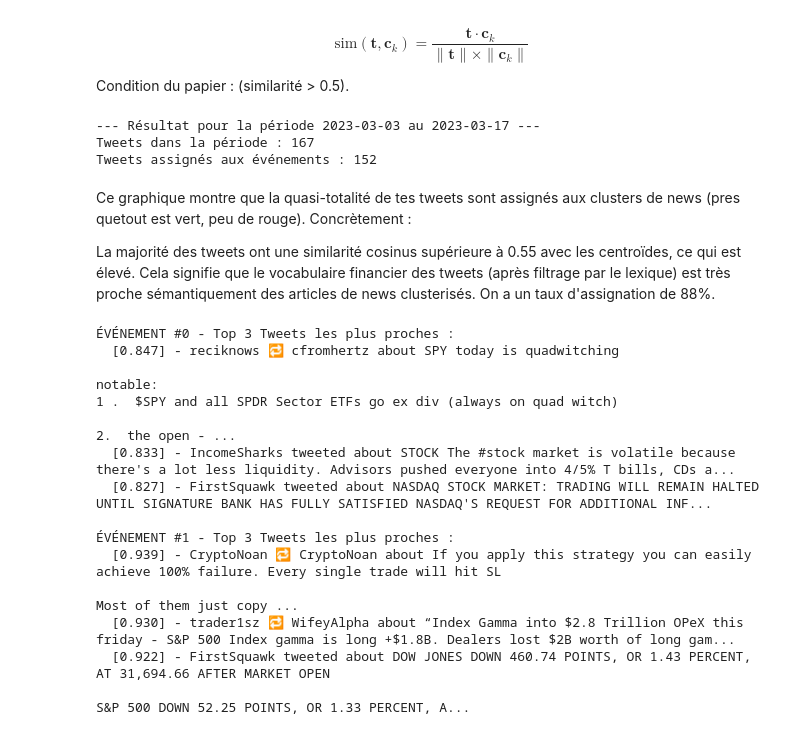
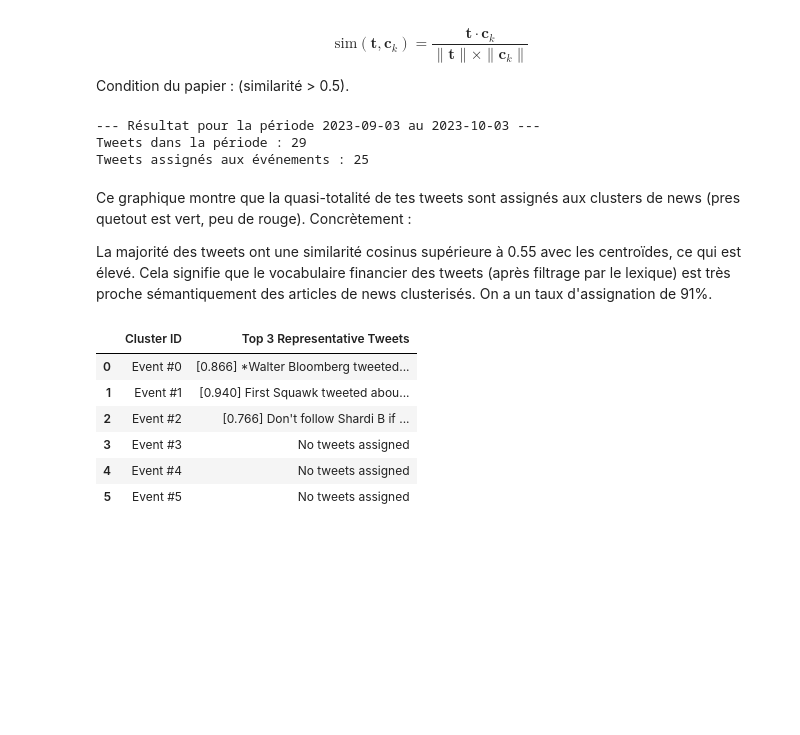
Before and after one commit to Shawndarm/Financial-Events-clustering-news-tweets, a Jupyter notebook: notebooks/6_tweet_assignment.ipynb, the cells around one changed output. Drawn from its saved outputs; the diff is of its cells as text; code cells hidden in the pictures; blank space fills up the shorter version.

Commit message:
Ajout des étapes finales

```diff
--- a/notebooks/6_tweet_assignment.ipynb
+++ b/notebooks/6_tweet_assignment.ipynb
@@ -26,8 +26,12 @@ from src.tweet_assignment import *
 # %% [markdown]
 ### Data loading
 # %%
+# # Clusters signatures loading
+# df_sig = pd.read_csv('../data/for_models/final_event_signatures_SVB.csv')
+# cluster_col = 'Unnamed: 0'
+
 # Clusters signatures loading
-df_sig = pd.read_csv('../data/for_models/final_event_signatures_SVB.csv')
+df_sig = pd.read_csv('../data/for_models/final_event_signatures_AI.csv')
 cluster_col = 'Unnamed: 0'
 
 # Transformation en dictionnaire {cluster_id: vecteur_numpy}
@@ -135,9 +139,13 @@ $$\text{sim}(\mathbf{t}, \mathbf{c}_k) = \frac{\mathbf{t} \cdot \mathbf{c}_k}{\|
 
 Condition du papier : (similarité > 0.5).
 # %%
-# Dates d'observations (un peu plus larges que celles des news)
-START_DATE = "2023-03-03"
-END_DATE = "2023-03-17"
+# # Dates d'observations (un peu plus larges que celles des news)
+# START_DATE = "2023-03-03"
+# END_DATE = "2023-03-17"
+
+# Dates d'observations (plus larges que celles des news car pas trop de tweets dans cette période)
+START_DATE = "2023-09-03"
+END_DATE = "2023-10-03"
 
 # Lancement de l'assignation
 final_tweets_assigned = assign_tweets_to_events_by_period(
@@ -147,9 +155,12 @@ final_tweets_assigned = assign_tweets_to_events_by_period(
     end_date=END_DATE,
     threshold=0.55 # Seuil Delta
 )
-final_tweets_assigned.to_csv('../data/for_models/tweets_assigned_SVB.csv', index=False)
+
+# final_tweets_assigned.to_csv('../data/for_models/tweets_assigned_SVB.csv', index=False)
+
+final_tweets_assigned.to_csv('../data/for_models/tweets_assigned_AI.csv', index=False)
 # %% [output]
---- Résultat pour la période 2023-03-03 au 2023-03-17 ---
-Tweets dans la période : 167
-Tweets assignés aux événements : 152
+--- Résultat pour la période 2023-09-03 au 2023-10-03 ---
+Tweets dans la période : 29
+Tweets assignés aux événements : 25
 # %%
@@ -235,32 +176,18 @@ fig_bars.show()
 # %% [markdown]
 Ce graphique montre que la quasi-totalité de tes tweets sont assignés aux clusters de news (pres quetout est vert, peu de rouge). Concrètement :
 
-La majorité des tweets ont une similarité cosinus supérieure à 0.55 avec les centroïdes, ce qui est élevé. Cela signifie que le vocabulaire financier des tweets (après filtrage par le lexique) est très proche sémantiquement des articles de news clusterisés. On a un taux d'assignation de 88%.
+La majorité des tweets ont une similarité cosinus supérieure à 0.55 avec les centroïdes, ce qui est élevé. Cela signifie que le vocabulaire financier des tweets (après filtrage par le lexique) est très proche sémantiquement des articles de news clusterisés. On a un taux d'assignation de 91%.
-# %%
-# Affichage des 3 tweets les plus représentatifs pour chaque événement
-for cluster_id in final_tweets_assigned['assigned_event'].unique():
-    print(f"\nÉVÉNEMENT #{cluster_id} - Top 3 Tweets les plus proches :")
-    top_3 = final_tweets_assigned[final_tweets_assigned['assigned_event'] == cluster_id] \
-            .sort_values(by='similarity', ascending=False).head(3)
-
-    for i, row in top_3.iterrows():
-        print(f"  [{row['similarity']:.3f}] - {row['full_content'][:150]}...")
-# %% [output]
-ÉVÉNEMENT #0 - Top 3 Tweets les plus proches :
-  [0.847] - reciknows 🔁 cfromhertz about SPY today is quadwitching
-
-notable:
-1 .  $SPY and all SPDR Sector ETFs go ex div (always on quad witch)
-
-2.  the open - ...
-  [0.833] - IncomeSharks tweeted about STOCK The #stock market is volatile because there's a lot less liquidity. Advisors pushed everyone into 4/5% T bills, CDs a...
-  [0.827] - FirstSquawk tweeted about NASDAQ STOCK MARKET: TRADING WILL REMAIN HALTED UNTIL SIGNATURE BANK HAS FULLY SATISFIED NASDAQ'S REQUEST FOR ADDITIONAL INF...
-
-ÉVÉNEMENT #1 - Top 3 Tweets les plus proches :
-  [0.939] - CryptoNoan 🔁 CryptoNoan about If you apply this strategy you can easily achieve 100% failure. Every single trade will hit SL
-
-Most of them just copy ...
-  [0.930] - trader1sz 🔁 WifeyAlpha about “Index Gamma into $2.8 Trillion OPeX this friday - S&P 500 Index gamma is long +$1.8B. Dealers lost $2B worth of long gam...
-  [0.922] - FirstSquawk tweeted about DOW JONES DOWN 460.74 POINTS, OR 1.43 PERCENT, AT 31,694.66 AFTER MARKET OPEN
-
-S&P 500 DOWN 52.25 POINTS, OR 1.33 PERCENT, A...
+# %%
+# Top Tweets by cluster
+table_tweets = get_event_tweets_summary(final_tweets_assigned, final_event_signatures)
+
+pd.set_option('display.max_colwidth', None)
+display(table_tweets)
+# %% [output]
+|  | Cluster ID | Top 3 Representative Tweets |
+| 0 | Event #0 | [0.866] *Walter Bloomberg tweeted... |
+| 1 | Event #1 | [0.940] First Squawk tweeted abou... |
+| 2 | Event #2 | [0.766] Don't follow Shardi B if ... |
+| 3 | Event #3 | No tweets assigned |
+| 4 | Event #4 | No tweets assigned |
+| 5 | Event #5 | No tweets assigned |
```
Also changed, not shown: parts of 7 cells of this notebook, 12 other files.
